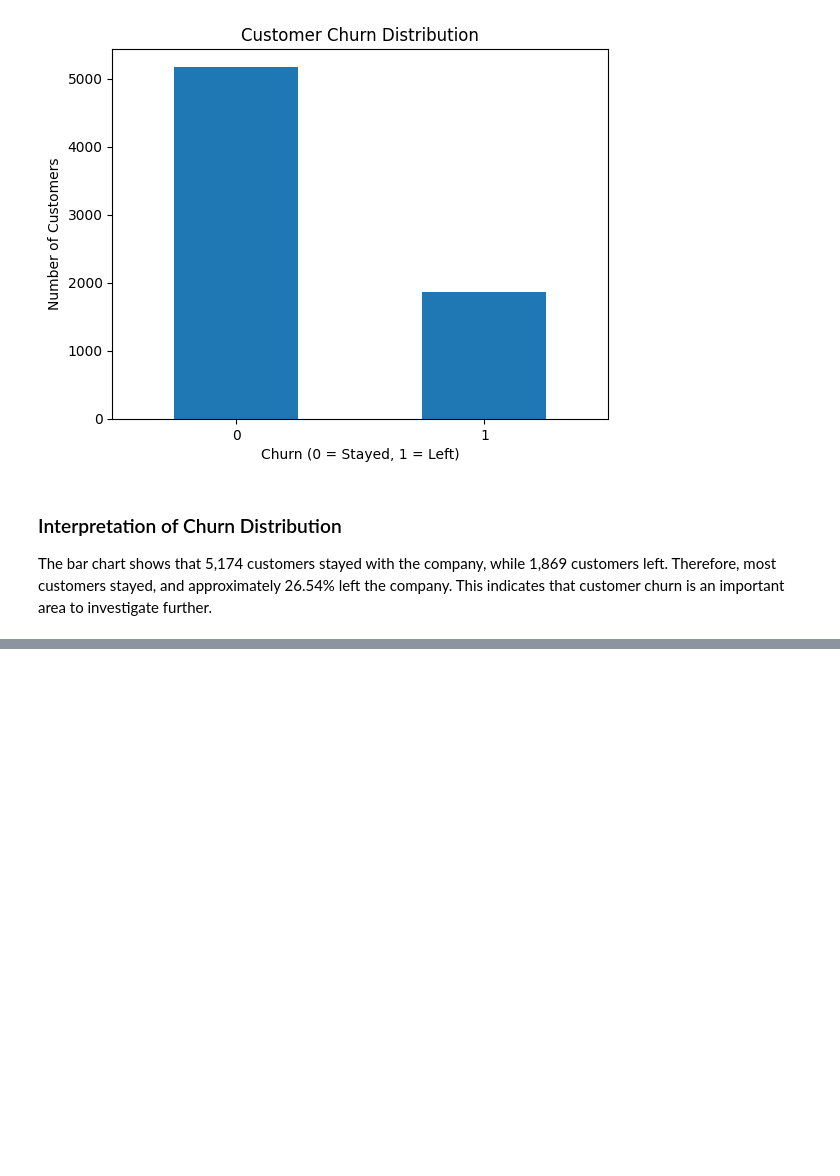
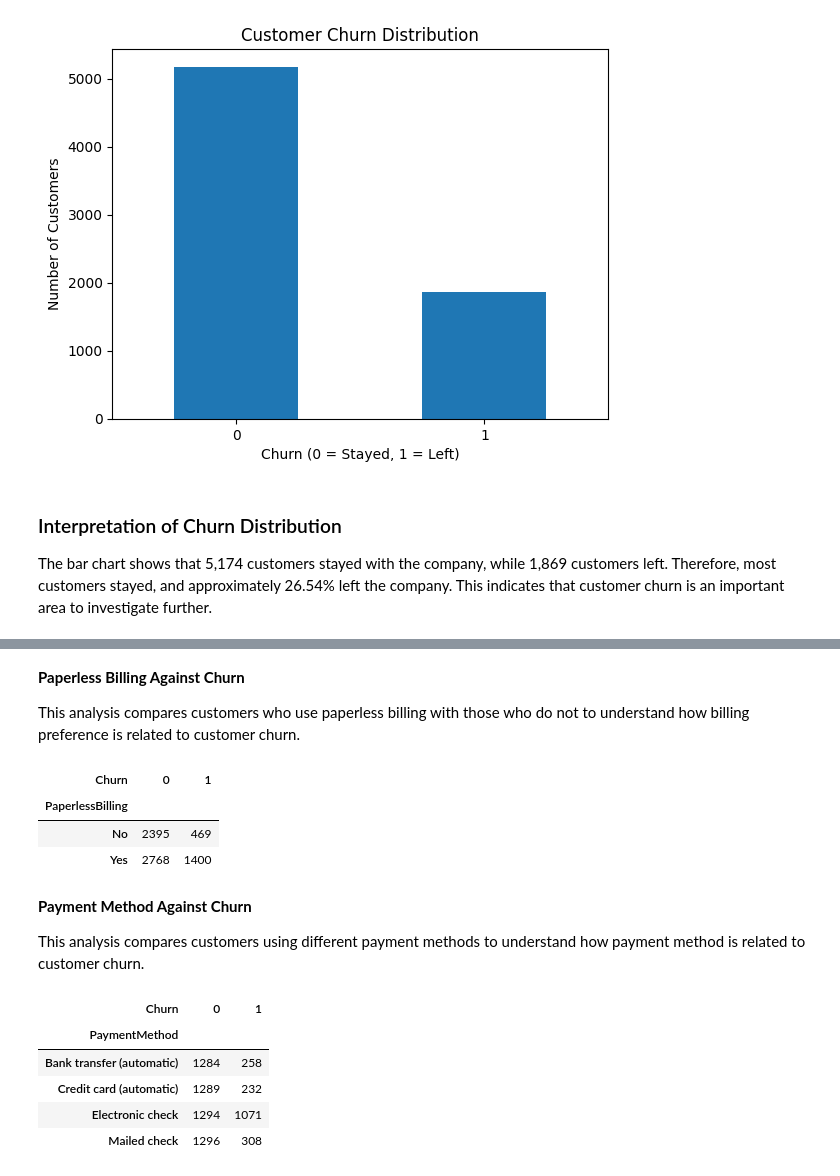
Before and after one commit to BelyseU/telco-customer-churn-lab, a Jupyter notebook: telco_churn_analysis.ipynb, the cells around one changed output, grey strips where cells are left out. Drawn from its saved outputs; the diff is of its cells as text; code cells hidden in the pictures; blank space fills up the shorter version.

```diff
--- a/telco_churn_analysis.ipynb
+++ b/telco_churn_analysis.ipynb
@@ -250,0 +217,18 @@ The bar chart shows that 5,174 customers stayed with the company, while 1,869 cu
+# %%
+# Reload the original dataset
+df = pd.read_csv("WA_Fn-UseC_-Telco-Customer-Churn.csv")
+
+# Convert TotalCharges to numeric
+df["TotalCharges"] = pd.to_numeric(
+    df["TotalCharges"], errors="coerce"
+)
+
+# Convert Churn: Yes = 1, No = 0
+df["Churn"] = df["Churn"].map({"Yes": 1, "No": 0})
+
+# Remove rows containing missing values
+df.dropna(inplace=True)
+
+# Verify the cleaned dataset
+print("Dataset shape:", df.shape)
+print("Missing values:", df.isnull().sum().sum())
@@ -250,0 +325,26 @@ The bar chart shows that 5,174 customers stayed with the company, while 1,869 cu
+# %% [markdown]
+**Paperless Billing Against Churn**
+
+This analysis compares customers who use paperless billing with those who do not to understand how billing preference is related to customer churn.
+# %%
+# Compare paperless billing with churn
+pd.crosstab(df["PaperlessBilling"], df["Churn"])
+# %% [output]
+| Churn | 0 | 1 |
+| PaperlessBilling |  |  |
+| No | 2395 | 469 |
+| Yes | 2768 | 1400 |
+# %% [markdown]
+**Payment Method Against Churn**
+
+This analysis compares customers using different payment methods to understand how payment method is related to customer churn.
+# %%
+# Compare payment method with churn
+pd.crosstab(df["PaymentMethod"], df["Churn"])
+# %% [output]
+| Churn | 0 | 1 |
+| PaymentMethod |  |  |
+| Bank transfer (automatic) | 1284 | 258 |
+| Credit card (automatic) | 1289 | 232 |
+| Electronic check | 1294 | 1071 |
+| Mailed check | 1296 | 308 |
```
Also changed, not shown: parts of 26 cells of this notebook.
